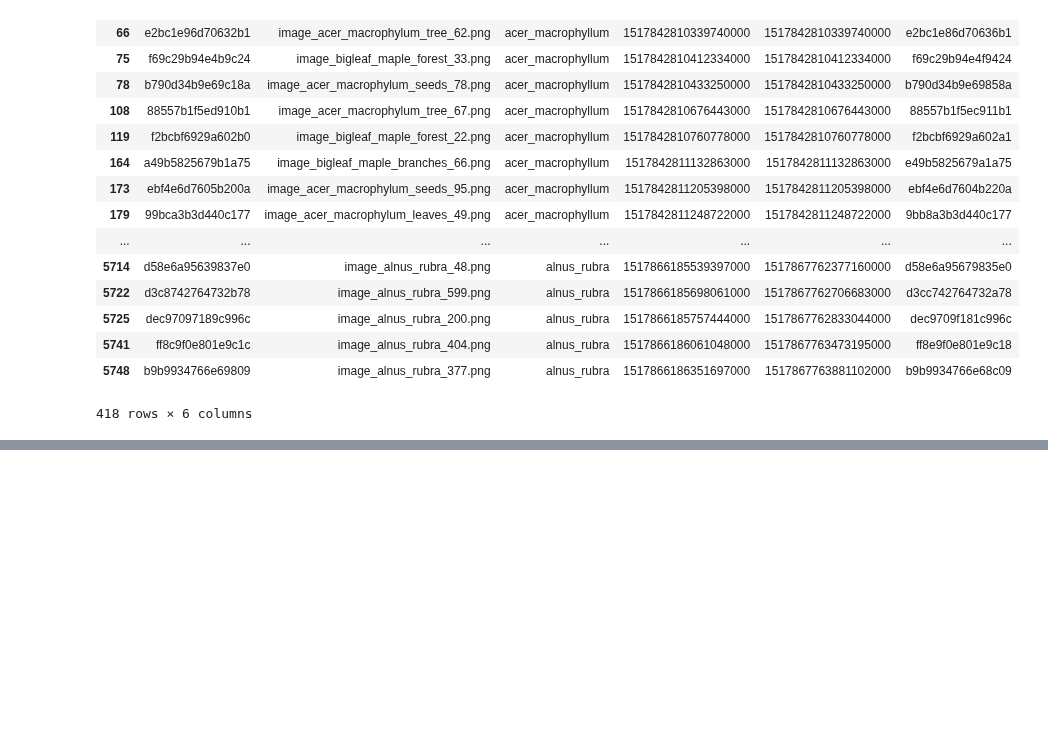
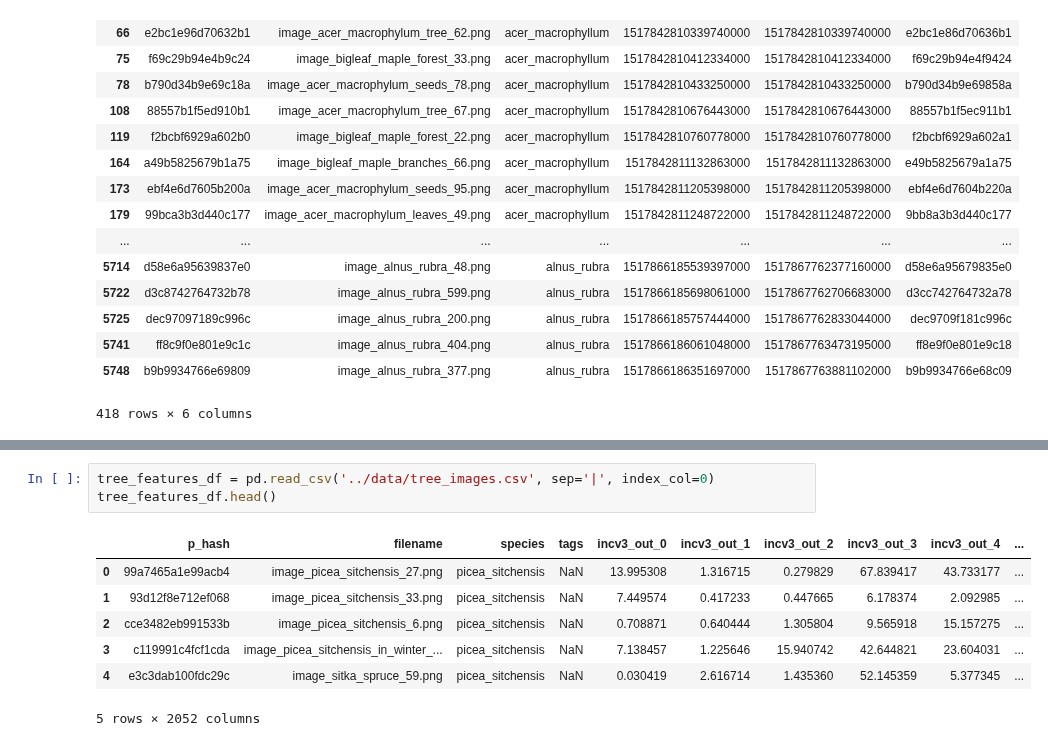
Before and after one commit to NathanielBlairStahn/tree-logic, a Jupyter notebook: notebooks_gb_3_classes/update_image_paths.ipynb, the cells around one changed output, grey strips where cells are left out. Drawn from its saved outputs; the diff is of its cells as text; blank space fills up the shorter version.

```diff
--- a/notebooks_gb_3_classes/update_image_paths.ipynb
+++ b/notebooks_gb_3_classes/update_image_paths.ipynb
@@ -119,0 +123,11 @@ image_df[image_df['p_hash'] != image_df['p_hash_keras299']]
+# %%
+tree_features_df = pd.read_csv('../data/tree_images.csv', sep='|', index_col=0)
+tree_features_df.head()
+# %% [output]
+|  | p_hash | filename | species | tags | incv3_out_0 | incv3_out_1 | incv3_out_2 | incv3_out_3 | incv3_out_4 | ... |
+| 0 | 99a7465a1e99acb4 | image_picea_sitchensis_27.png | picea_sitchensis | NaN | 13.995308 | 1.316715 | 0.279829 | 67.839417 | 43.733177 | ... |
+| 1 | 93d12f8e712ef068 | image_picea_sitchensis_33.png | picea_sitchensis | NaN | 7.449574 | 0.417233 | 0.447665 | 6.178374 | 2.092985 | ... |
+| 2 | cce3482eb991533b | image_picea_sitchensis_6.png | picea_sitchensis | NaN | 0.708871 | 0.640444 | 1.305804 | 9.565918 | 15.157275 | ... |
+| 3 | c119991c4fcf1cda | image_picea_sitchensis_in_winter_... | picea_sitchensis | NaN | 7.138457 | 1.225646 | 15.940742 | 42.644821 | 23.604031 | ... |
+| 4 | e3c3dab100fdc29c | image_sitka_spruce_59.png | picea_sitchensis | NaN | 0.030419 | 2.616714 | 1.435360 | 52.145359 | 5.377345 | ... |
+5 rows × 2052 columns
```
Also changed, not shown: parts of 14 cells of this notebook.
